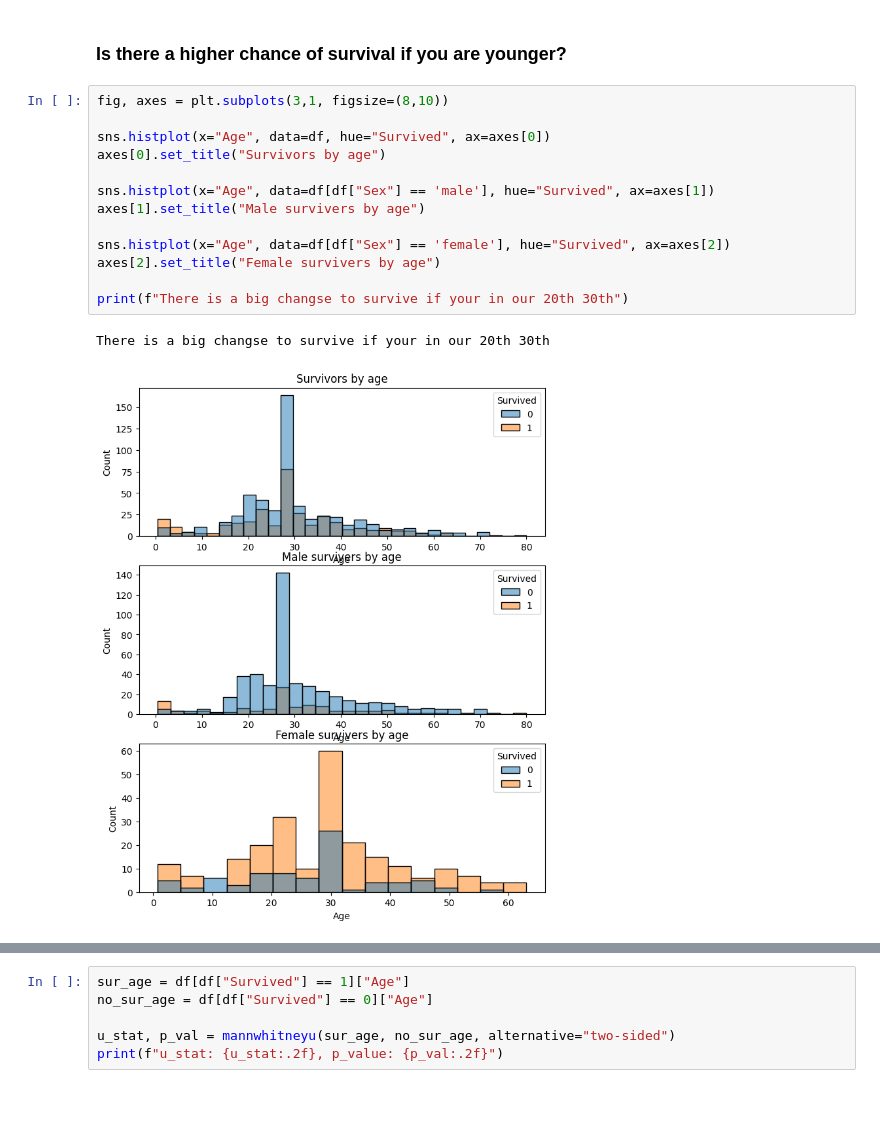
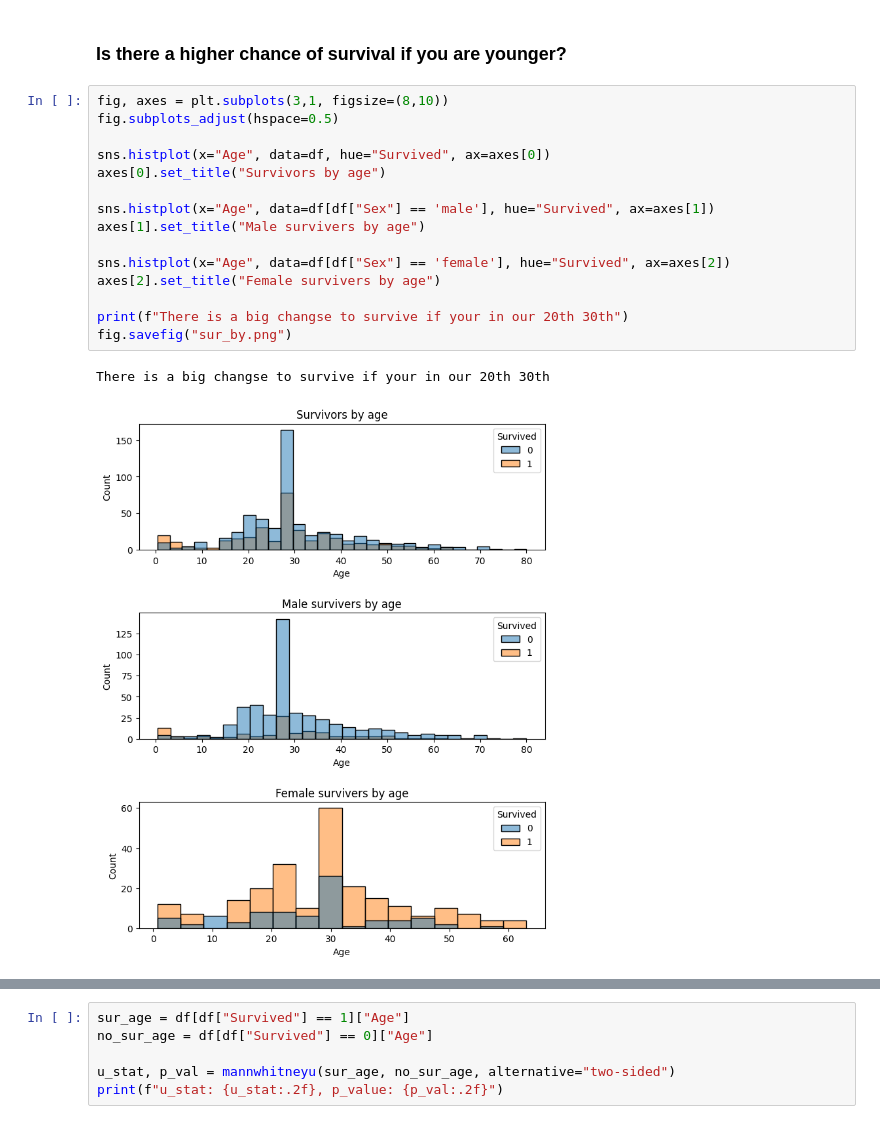
Before and after one commit to DanielSzakacs/ML-Titanic-Machine-Learning-from-Disaster, a Jupyter notebook: notebooks/eda.ipynb, the cells around one changed output, grey strips where cells are left out. Drawn from its saved outputs; the diff is of its cells as text.

```diff
--- a/notebooks/eda.ipynb
+++ b/notebooks/eda.ipynb
@@ -427,20 +426,22 @@ Parch Chi2: 27.925784060236168, p-value: 0.000097
 ### Is there a higher chance of survival if you are younger?
 # %%
 fig, axes = plt.subplots(3,1, figsize=(8,10))
+fig.subplots_adjust(hspace=0.5)
 
 sns.histplot(x="Age", data=df, hue="Survived", ax=axes[0])
 axes[0].set_title("Survivors by age")
 
 sns.histplot(x="Age", data=df[df["Sex"] == 'male'], hue="Survived", ax=axes[1])
 axes[1].set_title("Male survivers by age")
 
 sns.histplot(x="Age", data=df[df["Sex"] == 'female'], hue="Survived", ax=axes[2])
 axes[2].set_title("Female survivers by age")
 
 print(f"There is a big changse to survive if your in our 20th 30th")
+fig.savefig("sur_by.png")
 # %% [output]
 There is a big changse to survive if your in our 20th 30th
-[figure, old version]
+[figure, new version]
 # %%
 plt.figure(figsize=(8,5))
 sns.boxplot(x=df["Survived"], y=df["Age"])
```
Also changed, not shown: parts of 6 cells of this notebook.
